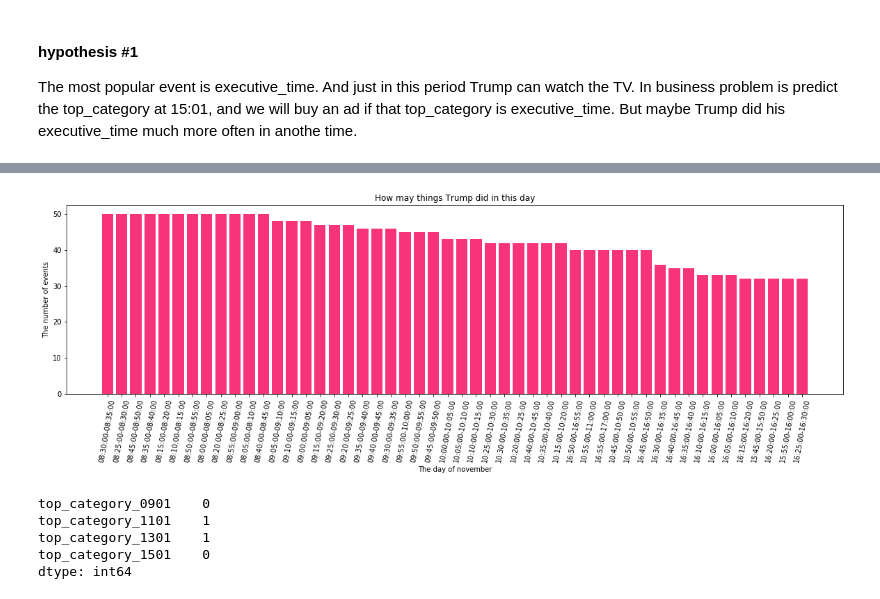
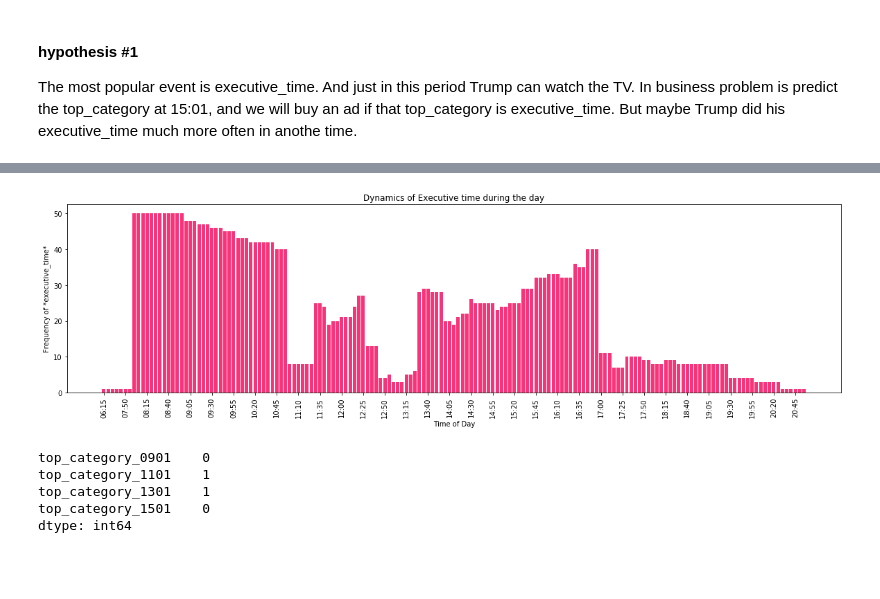
Before and after one commit to yefremenko/predict_trump, a Jupyter notebook: Data_Exploration_&_Preprocessing_&_Hypothesis.ipynb, the cells around one changed output, grey strips where cells are left out. Saved outputs shown, nothing was run; the diff lists cells and outputs as text; code cells hidden in the pictures; blank space fills up the shorter version.

```diff
--- a/Data_Exploration_&_Preprocessing_&_Hypothesis.ipynb
+++ b/Data_Exploration_&_Preprocessing_&_Hypothesis.ipynb
@@ -32,0 +12,4 @@ memory usage: 49.7+ KB
+# %%
+df = pd.read_excel('President_Donald_Trump_Private_Schedules.xlsx')
+
+df.info()
@@ -246,18 +220,20 @@ Name: interval, dtype: int64
 # %%
-df_interval_bar =  df_interval.interval.value_counts().head(50)
+df_interval['dummy_column'] = 1
+
+df_interval_bar =  df_interval.groupby('interval')['dummy_column'].sum()
 plt.figure(figsize = (20,5))
 height  = df_interval_bar
-bars = df_interval_bar.index
+bars = df_interval_bar.index.values
 y_pos = np.arange(len(bars))
 plt.bar(y_pos, height, color = '#F7347A')
-plt.xticks(y_pos, bars)
-plt.title('How may things Trump did in this day')
-plt.ylabel('The number of events')
-plt.xlabel('The day of november')
-plt.xticks(rotation =  80)
+plt.xticks(y_pos[::5], [w[:5] for w in bars][::5])
+plt.title('Dynamics of Executive time during the day')
+plt.ylabel('Frequency of *executive_time*')
+plt.xlabel('Time of Day')
+plt.xticks(rotation = 90)
 plt.show()
 # %% [output]
-[figure, old version]
+[figure, new version]
 # %%
 def training_data(df):
     data_train = pd.DataFrame()
```
Also changed, not shown: parts of 23 cells of this notebook.
